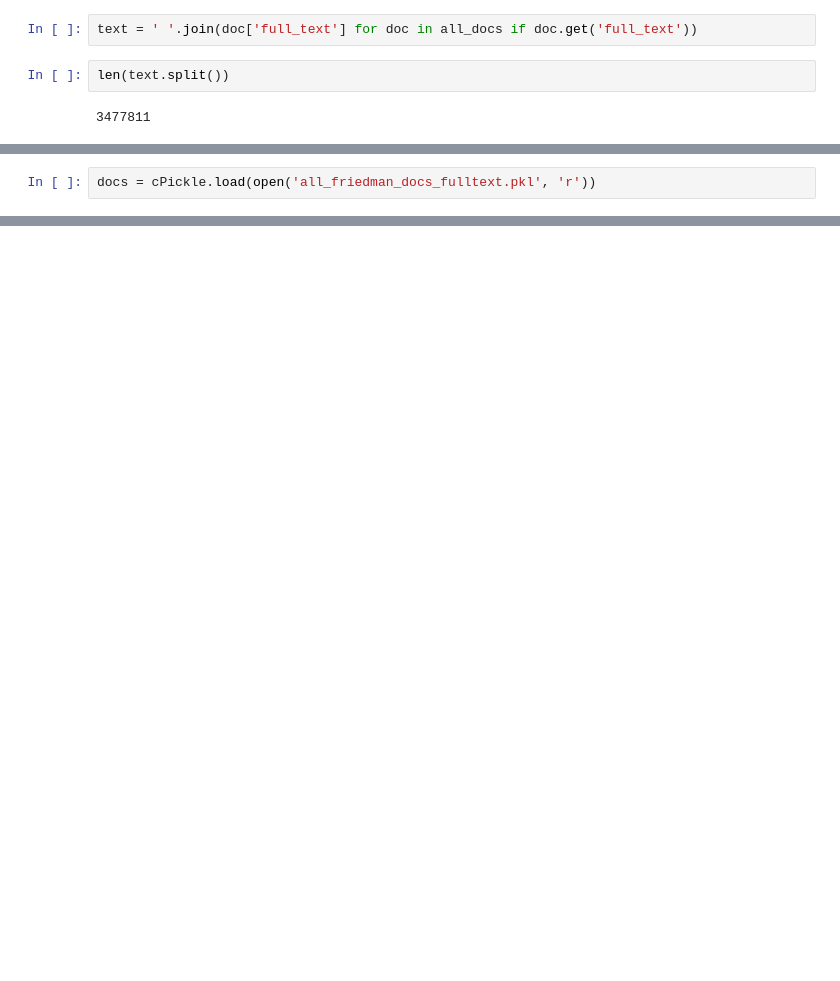
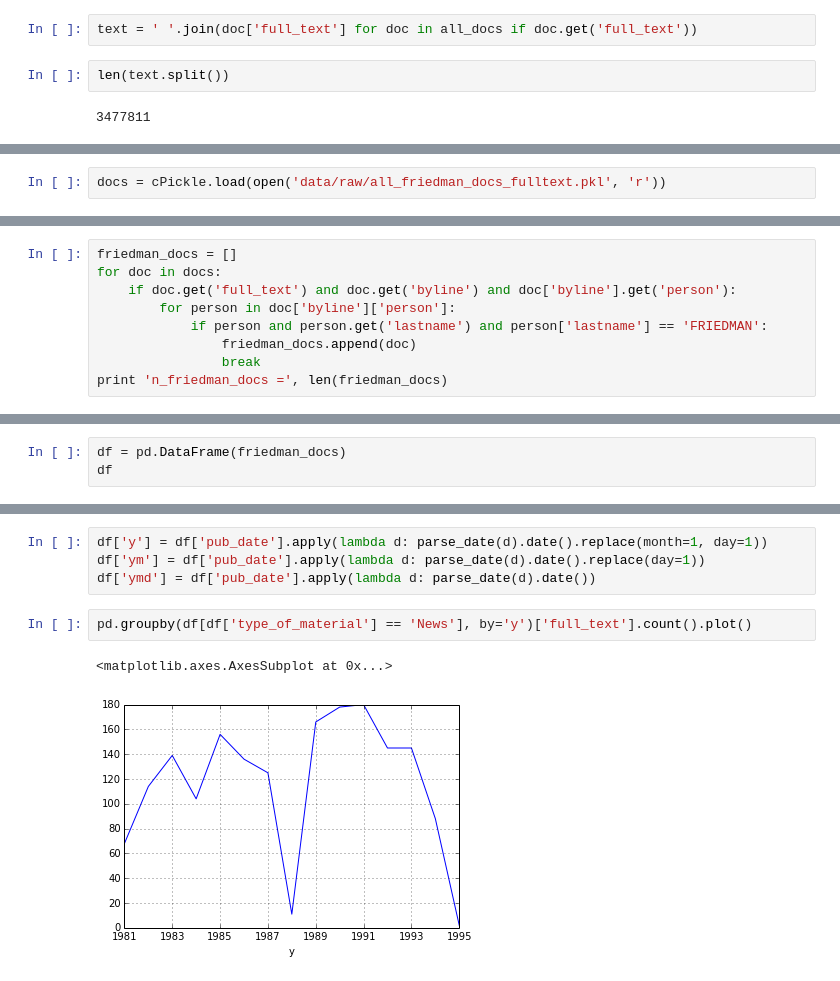
Before and after one commit to bdewilde/thomas_friedman_nlp, a Jupyter notebook: intermediate_nlp_blog_post_pt1.ipynb, the cells around one changed output, grey strips where cells are left out. Drawn from its saved outputs; the diff is of its cells as text; blank space fills up the shorter version.

Commit message:
cleaned up raw friedman corpus, basic sanity checks of data

```diff
--- a/intermediate_nlp_blog_post_pt1.ipynb
+++ b/intermediate_nlp_blog_post_pt1.ipynb
@@ -508,2 +519,2 @@ len(text.split())
 # %%
-docs = cPickle.load(open('all_friedman_docs_fulltext.pkl', 'r'))
+docs = cPickle.load(open('data/raw/all_friedman_docs_fulltext.pkl', 'r'))
@@ -517,0 +521,9 @@ len([doc for doc in docs if doc.get('full_text')])
+# %%
+friedman_docs = []
+for doc in docs:
+    if doc.get('full_text') and doc.get('byline') and doc['byline'].get('person'):
+        for person in doc['byline']['person']:
+            if person and person.get('lastname') and person['lastname'] == 'FRIEDMAN':
+                friedman_docs.append(doc)
+                break
+print 'n_friedman_docs =', len(friedman_docs)
@@ -517,0 +532,3 @@ len([doc for doc in docs if doc.get('full_text')])
+# %%
+df = pd.DataFrame(friedman_docs)
+df
@@ -517,0 +593,9 @@ len([doc for doc in docs if doc.get('full_text')])
+# %%
+df['y'] = df['pub_date'].apply(lambda d: parse_date(d).date().replace(month=1, day=1))
+df['ym'] = df['pub_date'].apply(lambda d: parse_date(d).date().replace(day=1))
+df['ymd'] = df['pub_date'].apply(lambda d: parse_date(d).date())
+# %%
+pd.groupby(df[df['type_of_material'] == 'News'], by='y')['full_text'].count().plot()
+# %% [output]
+<matplotlib.axes.AxesSubplot at 0x...>
+[figure, added]
```
Also changed, not shown: parts of 17 cells of this notebook, 1 other file.
